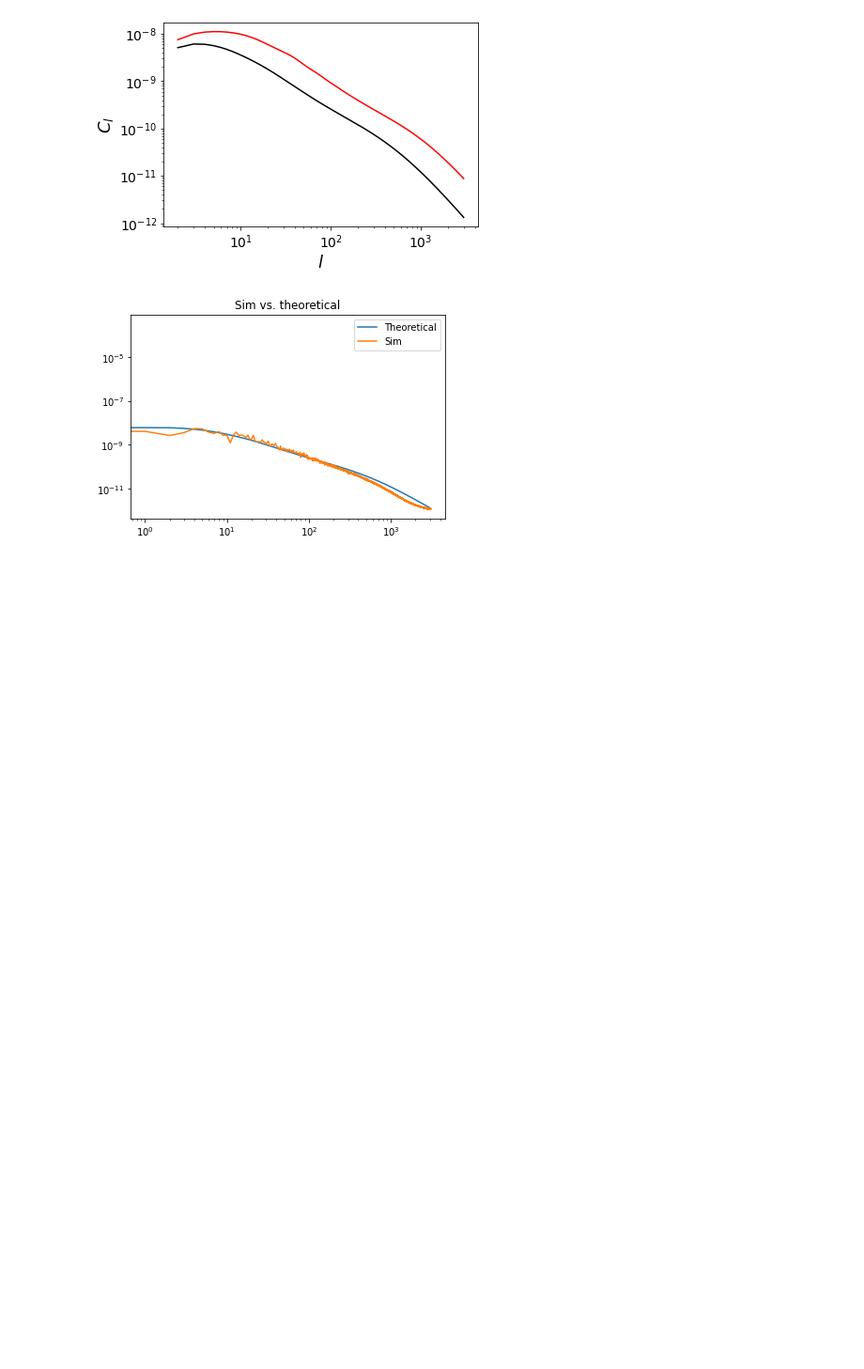
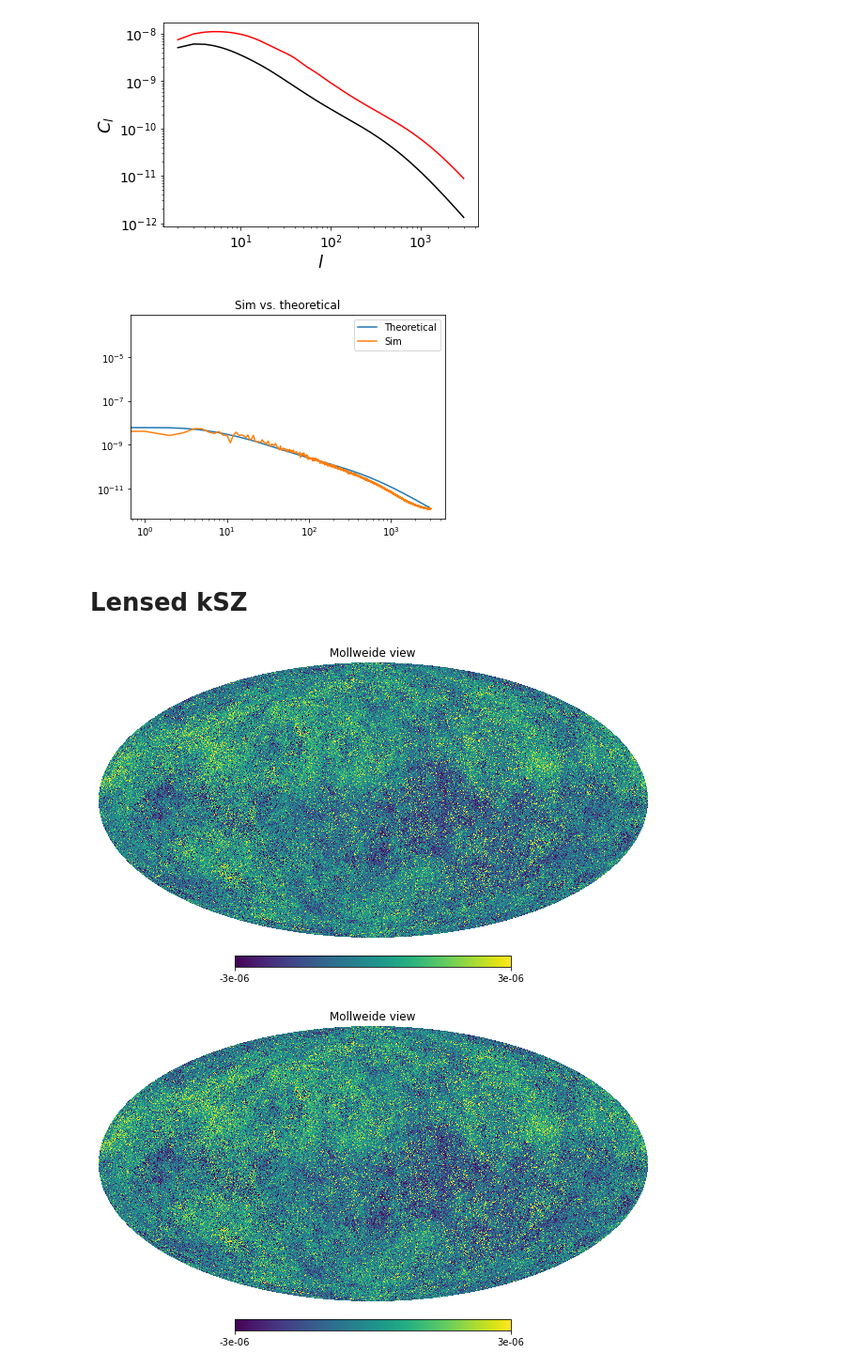
Before and after one commit to wurdahl/kSZfromPC, a Jupyter notebook: Opening-FITS.ipynb, the cells around one changed output. Shown at 94% size. Saved outputs shown, nothing was run; the diff lists cells and outputs as text; code cells hidden in the pictures; blank space fills up the shorter version.

```diff
--- a/Opening-FITS.ipynb
+++ b/Opening-FITS.ipynb
@@ -121,3 +121,13 @@ plt.title("Sim vs. theoretical");
 plt.legend(["Theoretical","Sim"]);
 # %% [output]
 [figure]
+# %% [markdown]
+# Lensed kSZ
+# %%
+kSZLens = hp.read_map("MAPS/lensedkSZ_NS_1024_R_2048_P_1280_DV_128.fits")
+kSZUnLens = hp.read_map("MAPS/kSZ_NS_1024_R_2048_P_1280_DV_128.fits")
+hp.mollview(kSZLens,xsize=6400, min=-3*10**-6,max=3*10**-6)
+hp.mollview(kSZUnLens,xsize=6400, min=-3*10**-6,max=3*10**-6)
+# %% [output]
+[figure, added]
+[figure, added]
```
Also changed, not shown: parts of 3 cells of this notebook.
